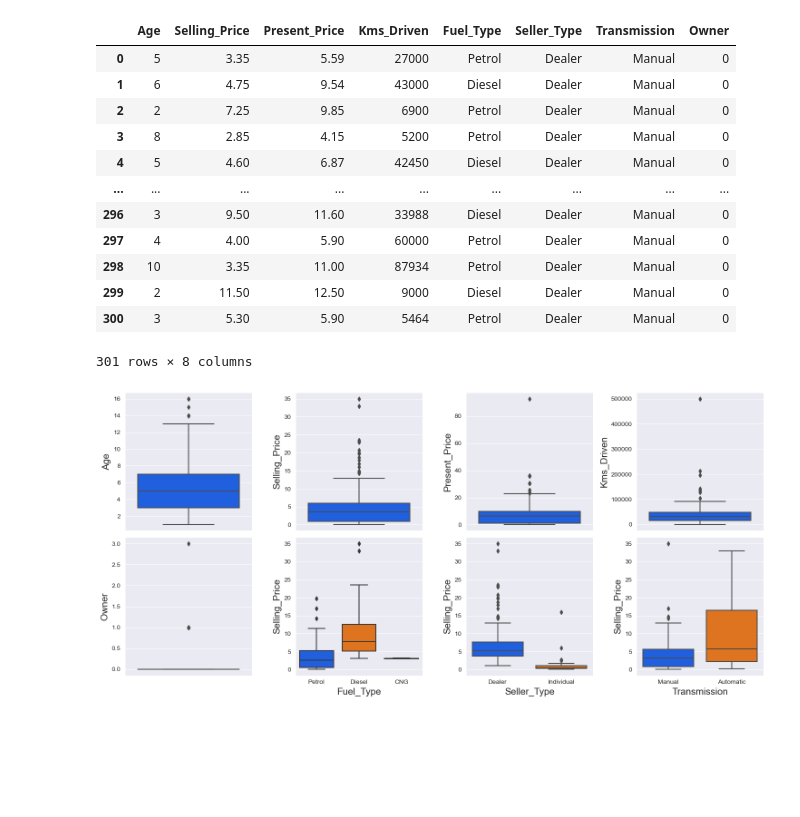
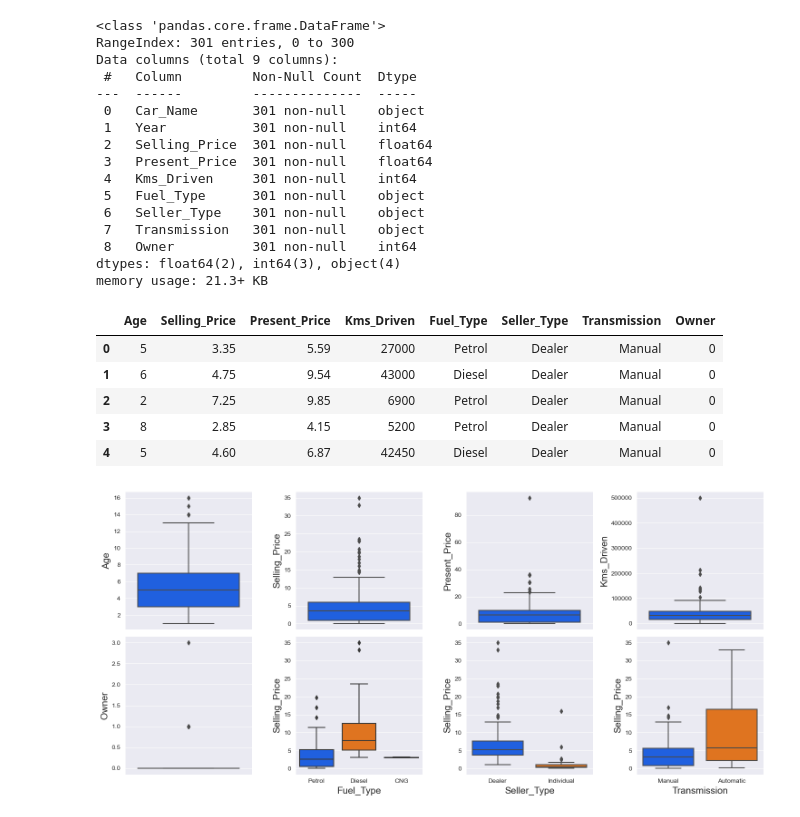
Before and after one commit to lhgiang040504/AI, a Jupyter notebook: Machine_Learning/Supervised_Learning/Linear_Regression/visualization/data visualization.ipynb, the cells around one changed output. Cells and saved outputs as stored; diff of their text form; code cells hidden in the pictures; blank space fills up the shorter version.

```diff
--- a/Machine_Learning/Supervised_Learning/Linear_Regression/visualization/data visualization.ipynb
+++ b/Machine_Learning/Supervised_Learning/Linear_Regression/visualization/data visualization.ipynb
@@ -6,24 +6,35 @@ import matplotlib.pyplot as plt
 import seaborn as sns
 # %%
 df = pd.read_csv("car_data.csv")
+df.info()
+# %% [output]
+<class 'pandas.core.frame.DataFrame'>
+RangeIndex: 301 entries, 0 to 300
+Data columns (total 9 columns):
+ #   Column         Non-Null Count  Dtype
+---  ------         --------------  -----
+ 0   Car_Name       301 non-null    object
+ 1   Year           301 non-null    int64
+ 2   Selling_Price  301 non-null    float64
+ 3   Present_Price  301 non-null    float64
+ 4   Kms_Driven     301 non-null    int64
+ 5   Fuel_Type      301 non-null    object
+ 6   Seller_Type    301 non-null    object
+ 7   Transmission   301 non-null    object
+ 8   Owner          301 non-null    int64
+dtypes: float64(2), int64(3), object(4)
+memory usage: 21.3+ KB
 # %%
 df.drop("Car_Name", axis=1, inplace=True)
 
 df.insert(0,"Age", df["Year"].max() + 1 - df["Year"])
 df.drop('Year', axis=1, inplace=True)
-df
+df.head(5)
 # %% [output]
 |  | Age | Selling_Price | Present_Price | Kms_Driven | Fuel_Type | Seller_Type | Transmission | Owner |
 | 0 | 5 | 3.35 | 5.59 | 27000 | Petrol | Dealer | Manual | 0 |
 | 1 | 6 | 4.75 | 9.54 | 43000 | Diesel | Dealer | Manual | 0 |
 | 2 | 2 | 7.25 | 9.85 | 6900 | Petrol | Dealer | Manual | 0 |
 | 3 | 8 | 2.85 | 4.15 | 5200 | Petrol | Dealer | Manual | 0 |
 | 4 | 5 | 4.60 | 6.87 | 42450 | Diesel | Dealer | Manual | 0 |
-| ... | ... | ... | ... | ... | ... | ... | ... | ... |
-| 296 | 3 | 9.50 | 11.60 | 33988 | Diesel | Dealer | Manual | 0 |
-| 297 | 4 | 4.00 | 5.90 | 60000 | Petrol | Dealer | Manual | 0 |
-| 298 | 10 | 3.35 | 11.00 | 87934 | Petrol | Dealer | Manual | 0 |
-| 299 | 2 | 11.50 | 12.50 | 9000 | Diesel | Dealer | Manual | 0 |
-| 300 | 3 | 5.30 | 5.90 | 5464 | Petrol | Dealer | Manual | 0 |
-301 rows × 8 columns
 # %%
```
Also changed, not shown: parts of 5 cells of this notebook, 2 other files.
